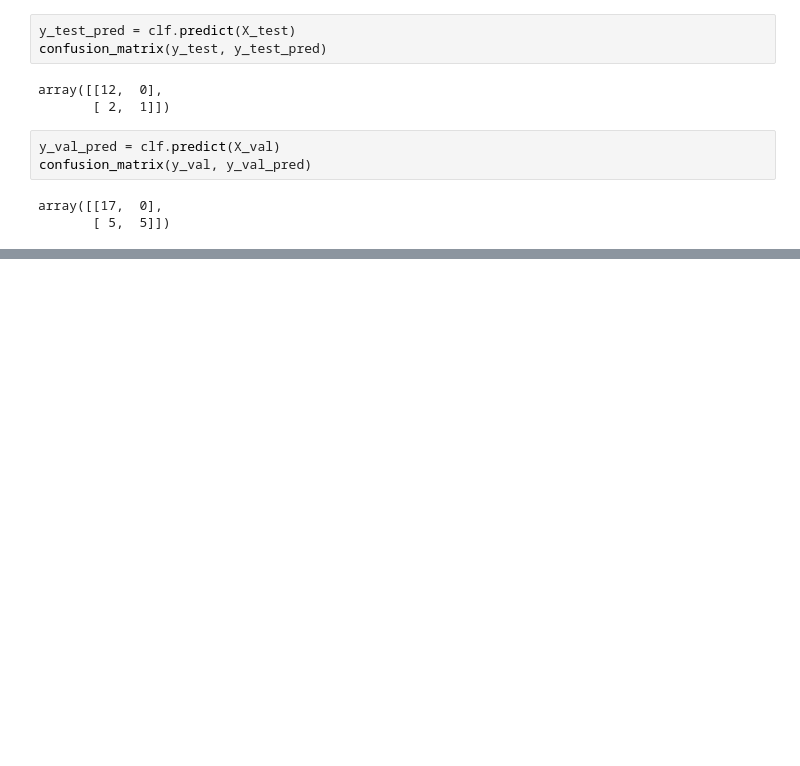
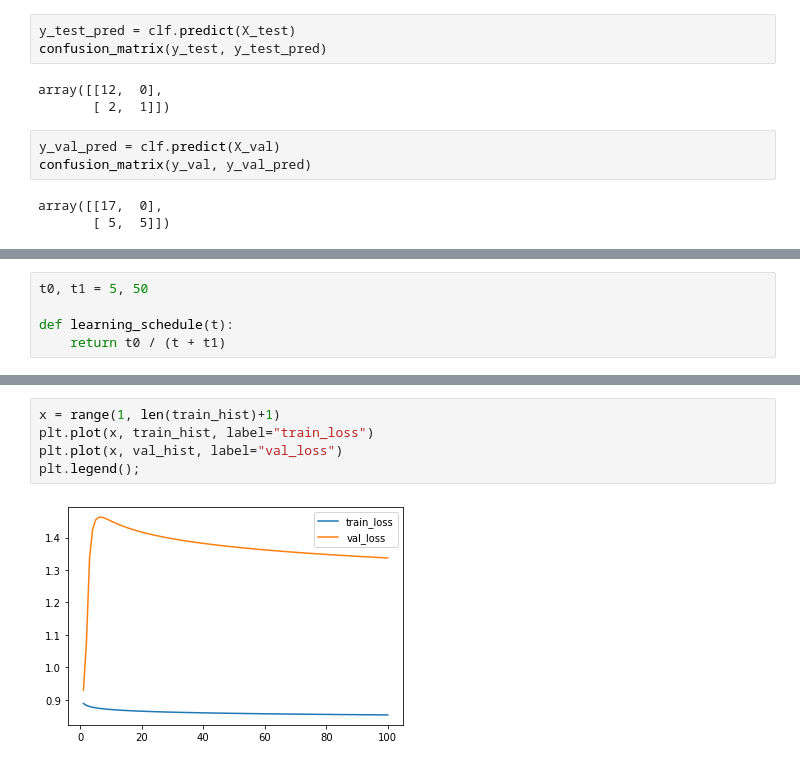
Before and after one commit to phunc20/facebook, a Jupyter notebook: python_taiwan/logistic_regression/yang_wang/02_debug.ipynb, the cells around one changed output, grey strips where cells are left out. Drawn from its saved outputs; the diff is of its cells as text; blank space fills up the shorter version.

```diff
--- a/python_taiwan/logistic_regression/yang_wang/02_debug.ipynb
+++ b/python_taiwan/logistic_regression/yang_wang/02_debug.ipynb
@@ -303,0 +459,5 @@ array([[17,  0],
+# %%
+t0, t1 = 5, 50
+
+def learning_schedule(t):
+    return t0 / (t + t1)
@@ -303,0 +520,7 @@ array([[17,  0],
+# %%
+x = range(1, len(train_hist)+1)
+plt.plot(x, train_hist, label="train_loss")
+plt.plot(x, val_hist, label="val_loss")
+plt.legend();
+# %% [output]
+[figure, added]
```
Also changed, not shown: parts of 46 cells of this notebook.
